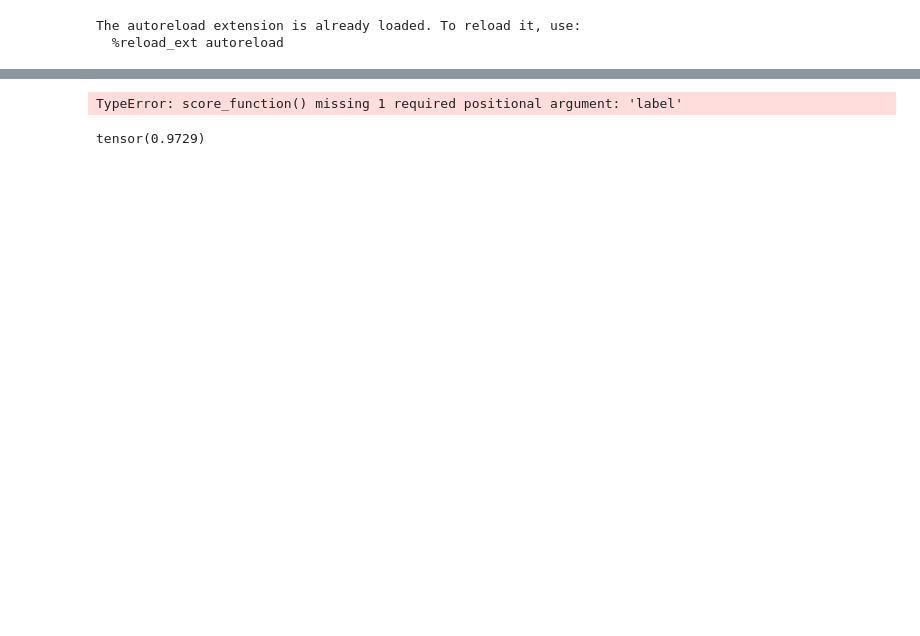
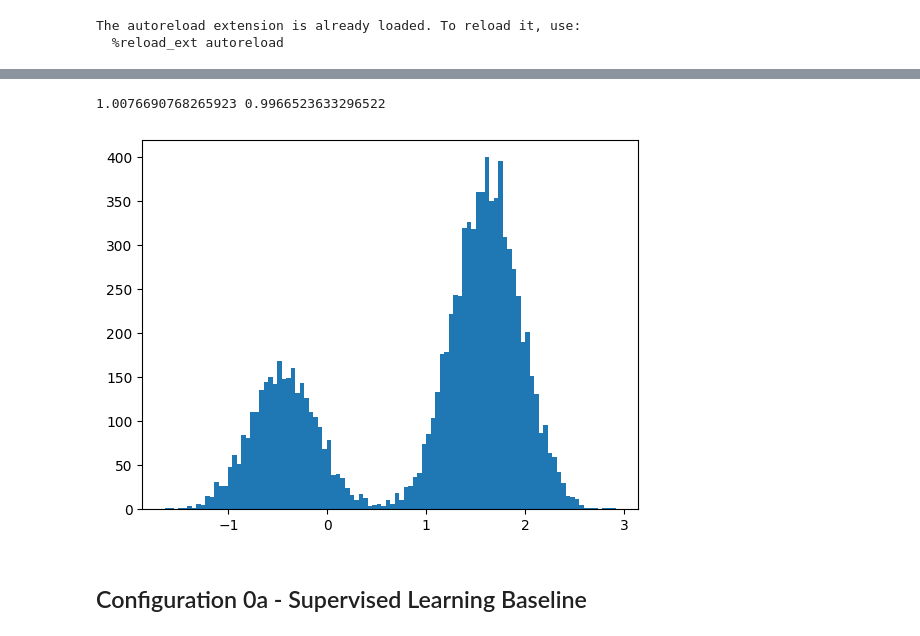
Before and after one commit to ThierryRioual/FeedbackDynamicsOfSelfTraining, a Jupyter notebook: notebooks/experiments1.ipynb, the cells around one changed output, grey strips where cells are left out. Drawn from its saved outputs; the diff is of its cells as text; code cells hidden in the pictures; blank space fills up the shorter version.

```diff
--- a/notebooks/experiments1.ipynb
+++ b/notebooks/experiments1.ipynb
@@ -177,8 +6,0 @@ se = MacroscopicStateEvolution(
-# %%
-se.forward_pass()
-# %% [output]
-TypeError: score_function() missing 1 required positional argument: 'label'
-# %%
-se.signal.std()
-# %% [output]
-tensor(0.9729)
@@ -184,0 +89,7 @@ tensor(0.9729)
+# %%
+l = [nu_mu() for i in range(10000)]
+plt.hist(l, bins = 100)
+print(np.mean(l), np.std(l))
+# %% [output]
+1.0076690768265923 0.9966523633296522
+[figure, added]
@@ -184,0 +176,2 @@ tensor(0.9729)
+# %% [markdown]
+## Configuration 0a - Supervised Learning Baseline
```
Also changed, not shown: parts of 51 cells of this notebook, 24 other files.
